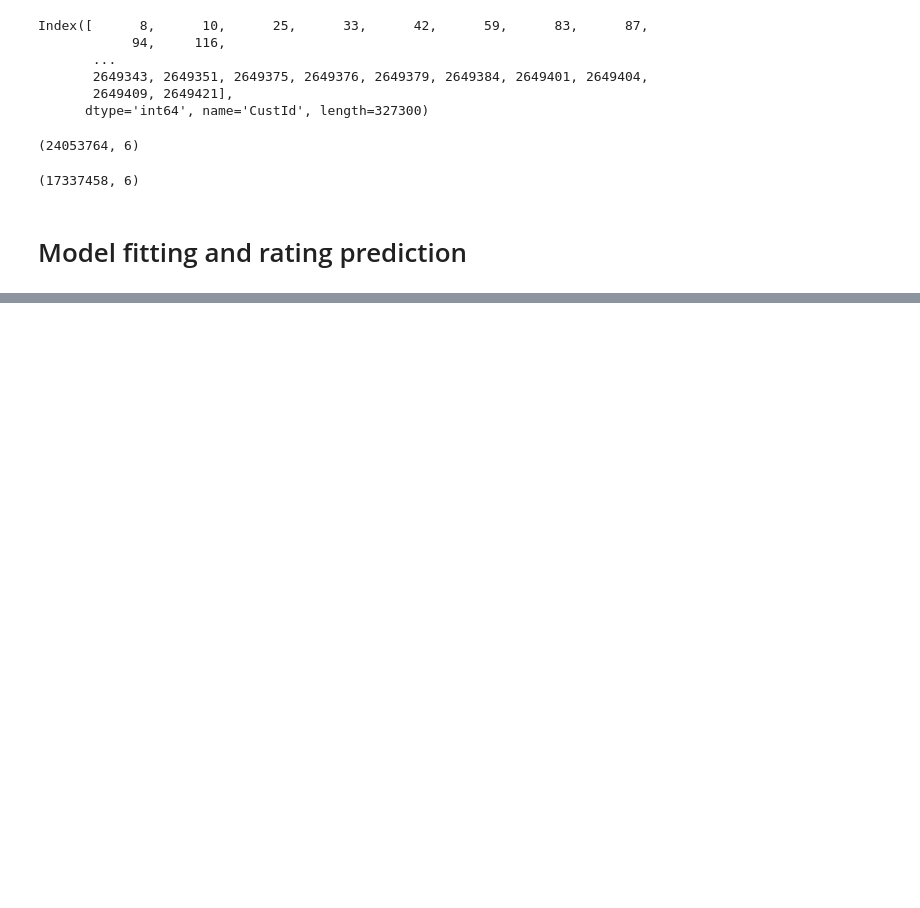
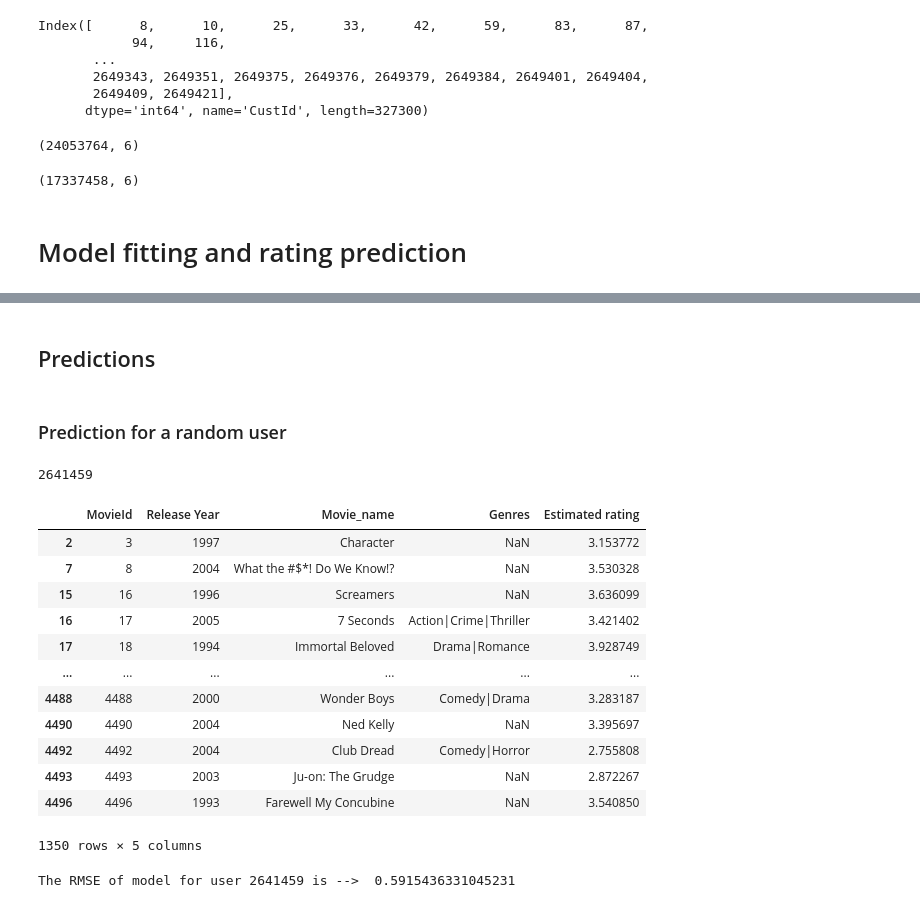
Before and after one commit to XXzE3/Movie-recommender-engine, a Jupyter notebook: Movie recommender engine.ipynb, the cells around one changed output, grey strips where cells are left out. Cells and saved outputs as stored; diff of their text form; code cells hidden in the pictures; blank space fills up the shorter version.

Commit message:
Final | Updated the model and predictions

```diff
--- a/Movie recommender engine.ipynb
+++ b/Movie recommender engine.ipynb
@@ -895,0 +918,37 @@ cross_validate(model,model_data,measures=['RMSE','MAE'],cv=4)
+# %% [markdown]
+## Predictions
+# %% [markdown]
+### Prediction for a random user
+# %%
+random_user = netflix_movies['CustId'].sample(n=1).iloc[0]
+random_user
+# %% [output]
+2641459
+# %%
+#predictng ratings for random user
+user = movie_name[~movie_name['MovieId'].isin(drop_movie_list)]
+user['Estimated rating'] = user['MovieId'].apply(lambda x: model.predict(random_user,x).est)
+user
+# %% [output]
+|  | MovieId | Release Year | Movie_name | Genres | Estimated rating |
+| 2 | 3 | 1997 | Character | NaN | 3.153772 |
+| 7 | 8 | 2004 | What the #$*! Do We Know!? | NaN | 3.530328 |
+| 15 | 16 | 1996 | Screamers | NaN | 3.636099 |
+| 16 | 17 | 2005 | 7 Seconds | Action|Crime|Thriller | 3.421402 |
+| 17 | 18 | 1994 | Immortal Beloved | Drama|Romance | 3.928749 |
+| ... | ... | ... | ... | ... | ... |
+| 4488 | 4488 | 2000 | Wonder Boys | Comedy|Drama | 3.283187 |
+| 4490 | 4490 | 2004 | Ned Kelly | NaN | 3.395697 |
+| 4492 | 4492 | 2004 | Club Dread | Comedy|Horror | 2.755808 |
+| 4493 | 4493 | 2003 | Ju-on: The Grudge | NaN | 2.872267 |
+| 4496 | 4496 | 1993 | Farewell My Concubine | NaN | 3.540850 |
+1350 rows × 5 columns
+# %%
+#RMSE of prediction
+ratings = netflix_movies[['MovieId','Rating']][netflix_movies['CustId']==random_user].sort_values(by='MovieId',ascending=False)
+pred = user[['MovieId','Estimated rating']][user['MovieId'].isin(ratings['MovieId'])].sort_values(by='MovieId',ascending=False)
+MSE = metrics.mean_squared_error(ratings['Rating'],pred['Estimated rating'])
+RMSE = np.sqrt(metrics.mean_squared_error(ratings['Rating'],pred['Estimated rating']))
+print(f'The RMSE of model for user {random_user} is --> ', RMSE)
+# %% [output]
+The RMSE of model for user 2641459 is -->  0.5915436331045231
```
Also changed, not shown: parts of 20 cells of this notebook.
